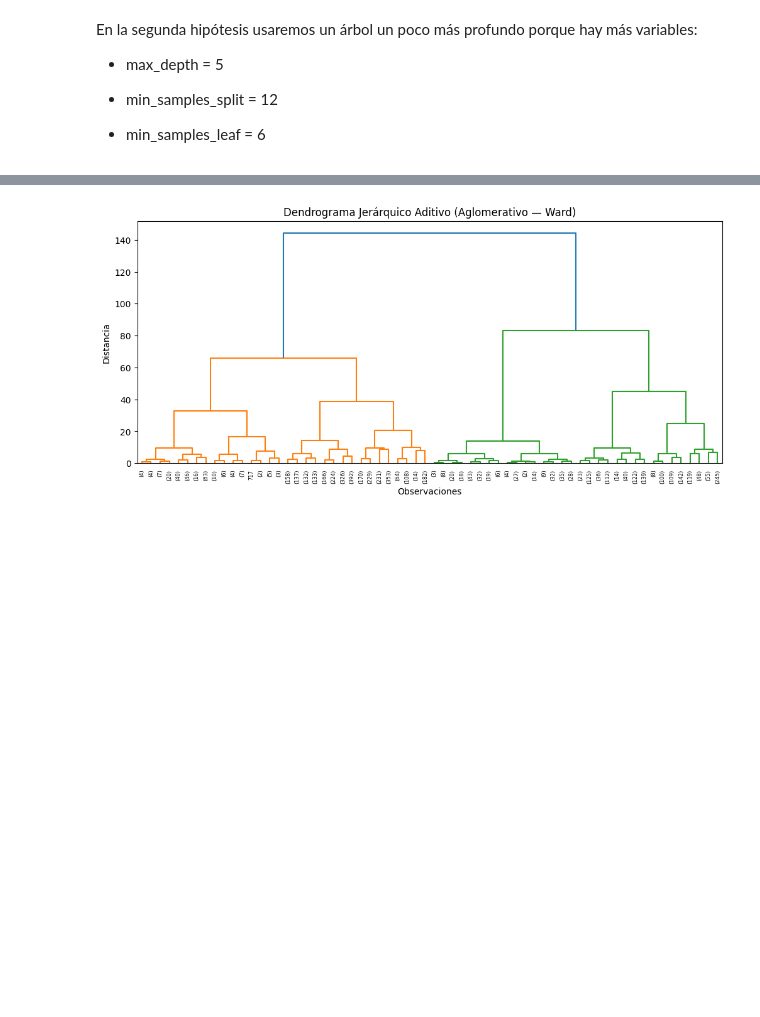
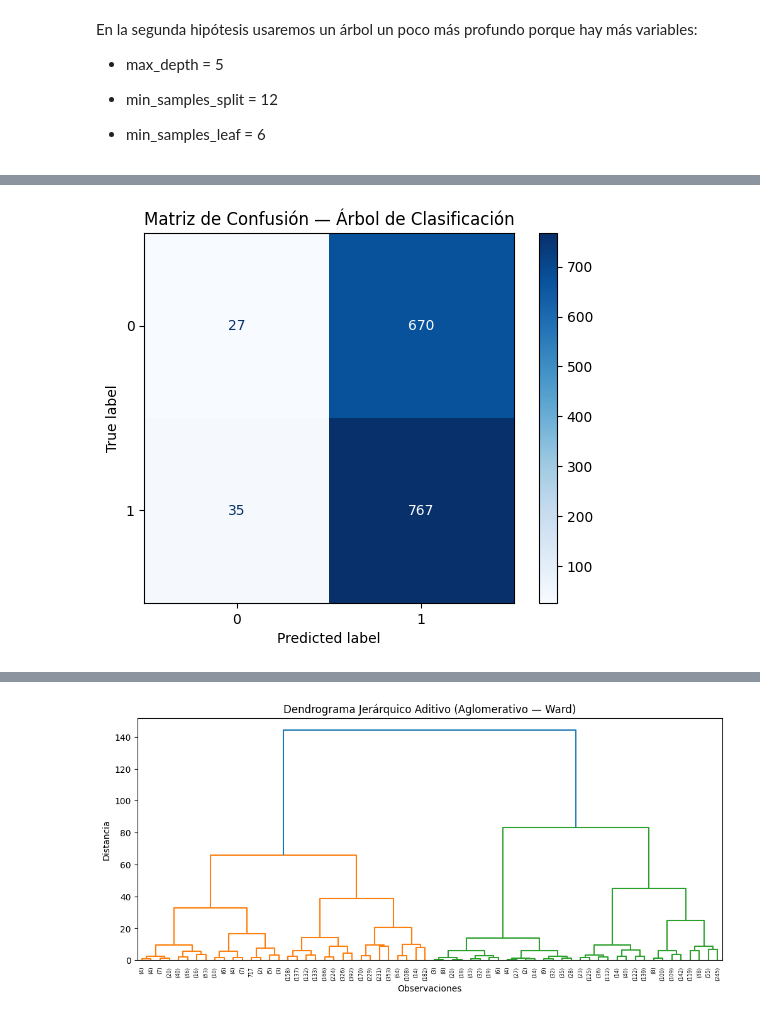
Before and after one commit to AlexandreKc/SUMATIVA2_IDN, a Jupyter notebook: notebook/BI_T3_SebastianCarrera.ipynb, the cells around one changed output, grey strips where cells are left out. Saved outputs shown, nothing was run; the diff lists cells and outputs as text; code cells hidden in the pictures; blank space fills up the shorter version.

```diff
--- a/notebook/BI_T3_SebastianCarrera.ipynb
+++ b/notebook/BI_T3_SebastianCarrera.ipynb
@@ -694,0 +714,4 @@ Esto indica que el mercado es más sensible a las caídas que a los impulsos alc
+# %%
+# 1. Cargamos el dataset original porque en la transformación omitimos una variable que no se escuentra en el dataset normalizado.
+daily_path = os.path.join(parent_dir, "data", "02_intermediate", "btcusd_daily.parquet")
+btc_daily = pd.read_parquet(daily_path)
@@ -694,0 +732,75 @@ Esto indica que el mercado es más sensible a las caídas que a los impulsos alc
+# %%
+# 3. Mezclar el target con las variables escaladas
+
+# Cargar dataset escalado
+scaled_path = os.path.join(parent_dir, "data", "03_primary", "btcusd_scaled.parquet")
+btc_scaled_loaded = pd.read_parquet(scaled_path)
+
+# Agregar la variable objetivo
+btc_scaled_loaded["up_day"] = btc_daily["up_day"].values
+
+X = btc_scaled_loaded[['Low', 'High', 'Close', 'Volume']]
+y = btc_scaled_loaded['up_day']
+
+# Definir árbol de clasificación
+X = btc_scaled_loaded[['Low', 'High', 'Close', 'Volume']]
+y = btc_scaled_loaded['up_day']
+# %%
+#4 Árbol de clasificasión
+
+from sklearn.tree import DecisionTreeClassifier, plot_tree
+from sklearn.model_selection import train_test_split
+from sklearn.metrics import (
+    accuracy_score, precision_score, recall_score, f1_score,
+    classification_report, ConfusionMatrixDisplay
+)
+import matplotlib.pyplot as plt
+
+# --- División de datos ---
+X_train, X_test, y_train, y_test = train_test_split(
+    X, y, test_size=0.3, random_state=42, stratify=y
+)
+
+# --- Entrenar árbol de clasificación ---
+tree_model = DecisionTreeClassifier(
+    criterion='gini',
+    max_depth=4,       # control de complejidad
+    random_state=42
+)
+tree_model.fit(X_train, y_train)
+
+# --- Evaluación ---
+y_pred = tree_model.predict(X_test)
+
+acc = accuracy_score(y_test, y_pred)
+prec = precision_score(y_test, y_pred)
+rec = recall_score(y_test, y_pred)
+f1 = f1_score(y_test, y_pred)
+
+print("📊 Métricas del modelo de Clasificación")
+print(f"Accuracy : {acc:.4f}")
+print(f"Precision: {prec:.4f}")
+print(f"Recall   : {rec:.4f}")
+print(f"F1-score : {f1:.4f}")
+
+print("\nReporte completo:\n")
+print(classification_report(y_test, y_pred))
+
+# --- Matriz de confusión ---
+ConfusionMatrixDisplay.from_estimator(tree_model, X_test, y_test, cmap="Blues")
+plt.title("Matriz de Confusión — Árbol de Clasificación")
+plt.show()
+
+# --- Visualización del árbol ---
+plt.figure(figsize=(16,8))
+plot_tree(
+    tree_model,
+    feature_names=X.columns,
+    class_names=['Bajista (0)', 'Alcista (1)'],
+    filled=True,
+    rounded=True,
+    fontsize=10
+)
+plt.title("Árbol de Clasificación — Días Alcistas vs Bajistas")
+plt.show()
+# %% [output]
@@ -694,0 +823 @@ Esto indica que el mercado es más sensible a las caídas que a los impulsos alc
+[figure, added]
```
Also changed, not shown: parts of 50 cells of this notebook.
